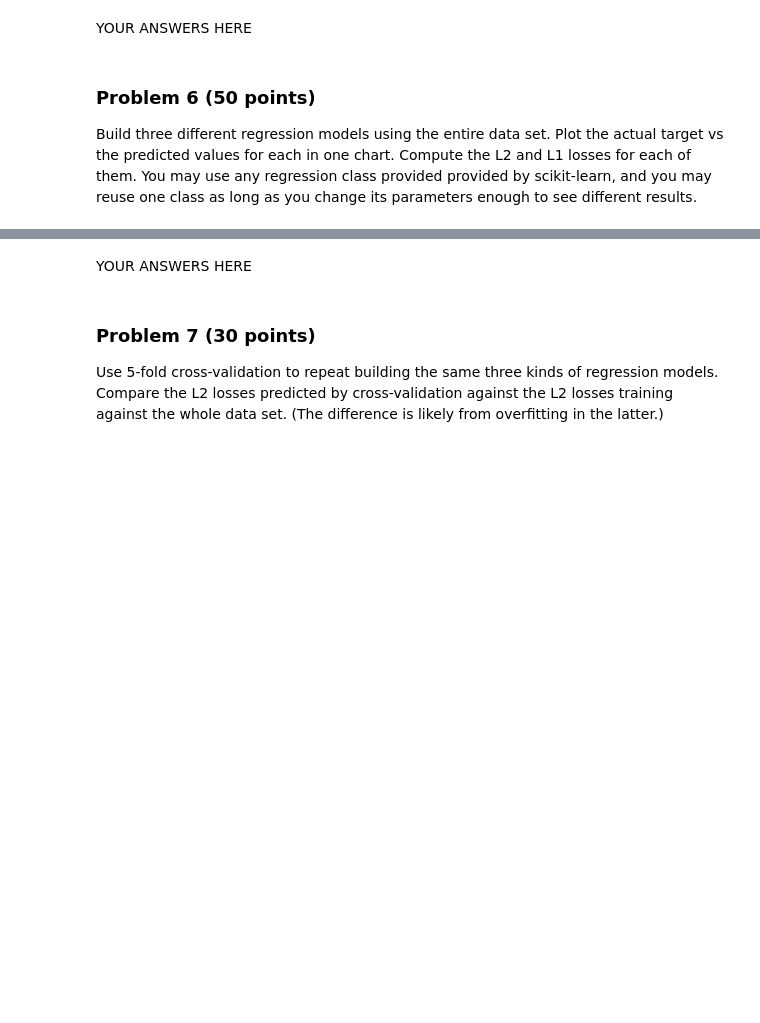
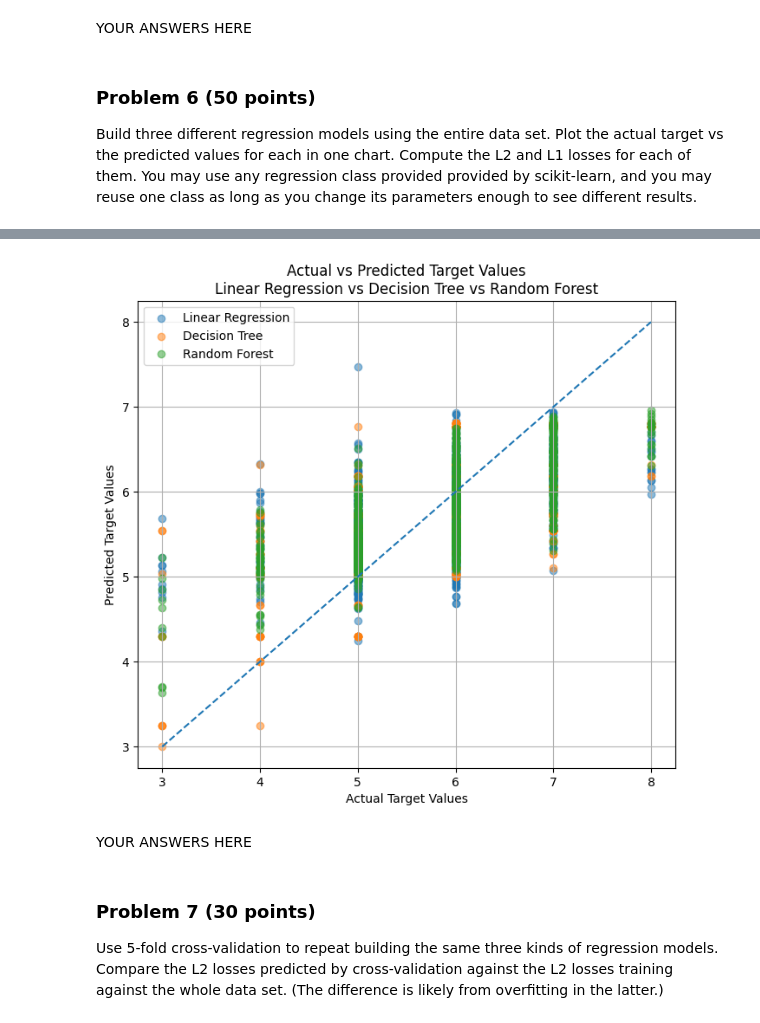
Before and after one commit to JCameronH/dx602-final-project, a Jupyter notebook: project.ipynb, the cells around one changed output, grey strips where cells are left out. Drawn from its saved outputs; the diff is of its cells as text; code cells hidden in the pictures; blank space fills up the shorter version.

```diff
--- a/project.ipynb
+++ b/project.ipynb
@@ -508,0 +507,80 @@ You may use any regression class provided provided by scikit-learn, and you may
+# %%
+# YOUR CODE HERE
+
+from sklearn.linear_model import LinearRegression
+from sklearn.tree import DecisionTreeRegressor
+from sklearn.ensemble import RandomForestRegressor
+
+X = df.drop(columns=['target'])   # All input features
+y = df['target']                  # Target variable
+
+# Model 1: Linear Regression
+model_lr = LinearRegression()
+model_lr.fit(X, y)
+y_pred_lr = model_lr.predict(X)
+
+# Model 2: Decision Tree Regressor
+# (max_depth chosen to avoid overfitting too much)
+model_tree = DecisionTreeRegressor(max_depth=5, random_state=0)
+model_tree.fit(X, y)
+y_pred_tree = model_tree.predict(X)
+
+# Model 3: Random Forest Regressor
+# (a small forest so it runs fast)
+model_rf = RandomForestRegressor(
+    n_estimators=100,
+    max_depth=5,
+    random_state=0
+)
+model_rf.fit(X, y)
+y_pred_rf = model_rf.predict(X)
+
+def l2_loss(y_true, y_pred):
+    # Mean Squared Error
+    return np.mean((y_true - y_pred) ** 2)
+
+def l1_loss(y_true, y_pred):
+    # Mean Absolute Error
+    return np.mean(np.abs(y_true - y_pred))
+
+results = {
+    "Linear Regression": {
+        "L2 (MSE)": l2_loss(y, y_pred_lr),
+        "L1 (MAE)": l1_loss(y, y_pred_lr),
+    },
+    "Decision Tree": {
+        "L2 (MSE)": l2_loss(y, y_pred_tree),
+        "L1 (MAE)": l1_loss(y, y_pred_tree),
+    },
+    "Random Forest": {
+        "L2 (MSE)": l2_loss(y, y_pred_rf),
+        "L1 (MAE)": l1_loss(y, y_pred_rf),
+    }
+}
+
+results
+
+for model_name, metrics in results.items():
+    print(model_name)
+    for metric_name, value in metrics.items():
+        print(f"  {metric_name}: {value:.4f}")
+    print()
+
+    plt.figure(figsize=(8, 7))
+
+plt.scatter(y, y_pred_lr,   alpha=0.5, label="Linear Regression")
+plt.scatter(y, y_pred_tree, alpha=0.5, label="Decision Tree")
+plt.scatter(y, y_pred_rf,   alpha=0.5, label="Random Forest")
+
+# Perfect prediction line
+y_min = min(y.min(), y_pred_lr.min(), y_pred_tree.min(), y_pred_rf.min())
+y_max = max(y.max(), y_pred_lr.max(), y_pred_tree.max(), y_pred_rf.max())
+plt.plot([y_min, y_max], [y_min, y_max], linestyle='--')
+
+plt.xlabel("Actual Target Values")
+plt.ylabel("Predicted Target Values")
+plt.title("Actual vs Predicted Target Values\nLinear Regression vs Decision Tree vs Random Forest")
+plt.legend()
+plt.grid(True)
+plt.show()
+# %% [output]
@@ -509,3 +600,4 @@ You may use any regression class provided provided by scikit-learn, and you may
+[figure, added]
 # %% [markdown]
 YOUR ANSWERS HERE
 # %% [markdown]
```
Also changed, not shown: parts of 3 cells of this notebook.
